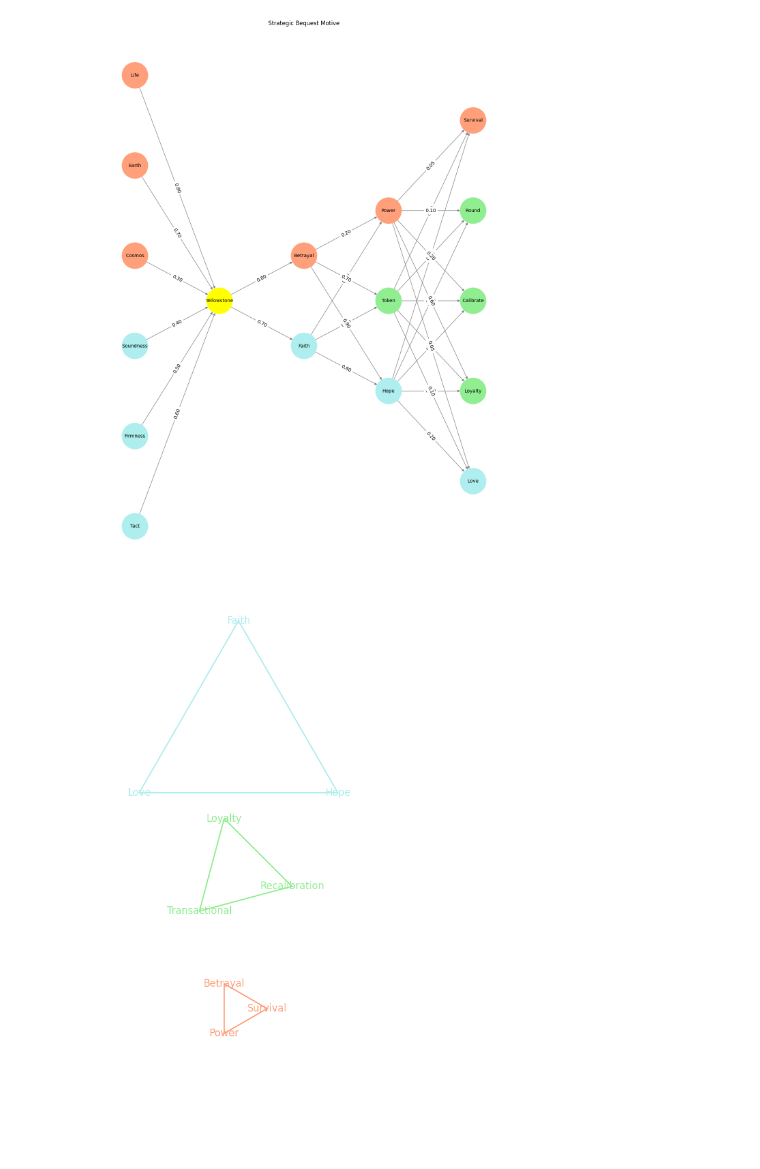
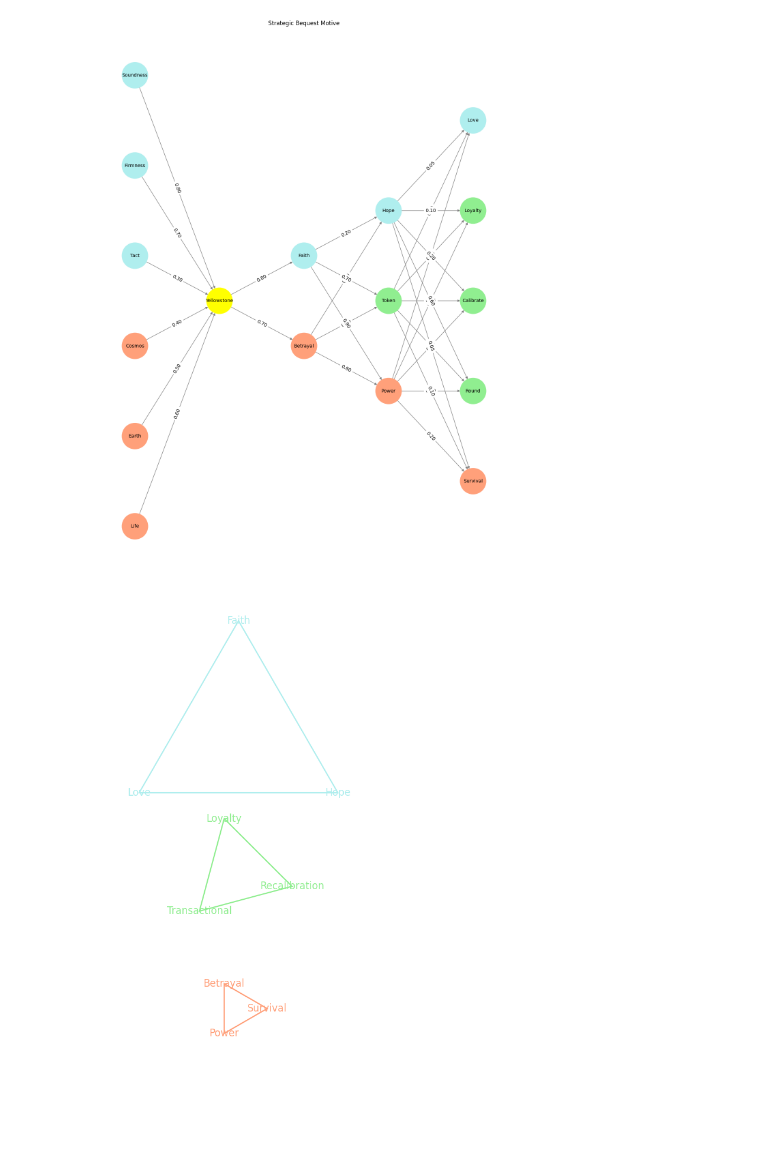
Before and after one commit to abikesa/jordanpeterson, a Jupyter notebook: kitabo/ensi/_build/jupyter_execute/act3/part3.ipynb, the cells around one changed output. Cells and saved outputs as stored; diff of their text form; code cells hidden in the pictures.

```diff
--- a/kitabo/ensi/_build/jupyter_execute/act3/part3.ipynb
+++ b/kitabo/ensi/_build/jupyter_execute/act3/part3.ipynb
@@ -12,15 +12,15 @@ import networkx as nx
 # Define the neural network structure
 def define_layers():
     return {
-        'Pre-Input': ['Tact', 'Firmness', 'Soundness', 'Cosmos', 'Earth', 'Life'],
+        'Pre-Input': ['Life','Earth', 'Cosmos', 'Tact', 'Firmness', 'Soundness', ],
         'Yellowstone': ['Yellowstone'],
-        'Input': ['Faith', 'Betrayal'],
+        'Input': ['Betrayal', 'Faith'],
         'Hidden': [
+            'Power',
+            'Token',
             'Hope',
-            'Token',
-            'Power',
         ],
-        'Output': ['Love', 'Loyalty', 'Calibrate', 'Round', 'Survival']
+        'Output': ['Survival', 'Round', 'Calibrate', 'Loyalty', 'Love',    ]
     }
 
 # Define weights for the connections
@@ -99,34 +99,34 @@ def visualize_nn():
         [weights['Pre-Input-Yellowstone'], weights['Yellowstone-Input'], weights['Input-Hidden'], weights['Hidden-Output']]
     ):
         source_layer, target_layer = layer_pair
         for i, source in enumerate(layers[source_layer]):
             for j, target in enumerate(layers[target_layer]):
                 weight = weight_matrix[i, j]
                 G.add_edge(source, target, weight=weight)
 
     # Customize edge thickness for specific relationships
     edge_widths = []
     for u, v in G.edges():
         if u in layers['Hidden'] and v == 'Kapital':
             edge_widths.append(6)  # Highlight key edges
         else:
             edge_widths.append(1)
 
     # Draw the graph
     plt.figure(figsize=(12, 16))
     nx.draw(
         G, pos, with_labels=True, node_color=node_colors, edge_color='gray',
         node_size=3000, font_size=10, width=edge_widths
     )
     edge_labels = nx.get_edge_attributes(G, 'weight')
     nx.draw_networkx_edge_labels(G, pos, edge_labels={k: f'{v:.2f}' for k, v in edge_labels.items()})
     plt.title("Strategic Bequest Motive")
     plt.show()
 
 # Run the visualization
 visualize_nn()
 # %% [output]
-[figure, old version]
+[figure, new version]
 # %%
 import matplotlib.pyplot as plt
 import numpy as np
```
Also changed, not shown: parts of 1 cell of this notebook, 8 other files.
